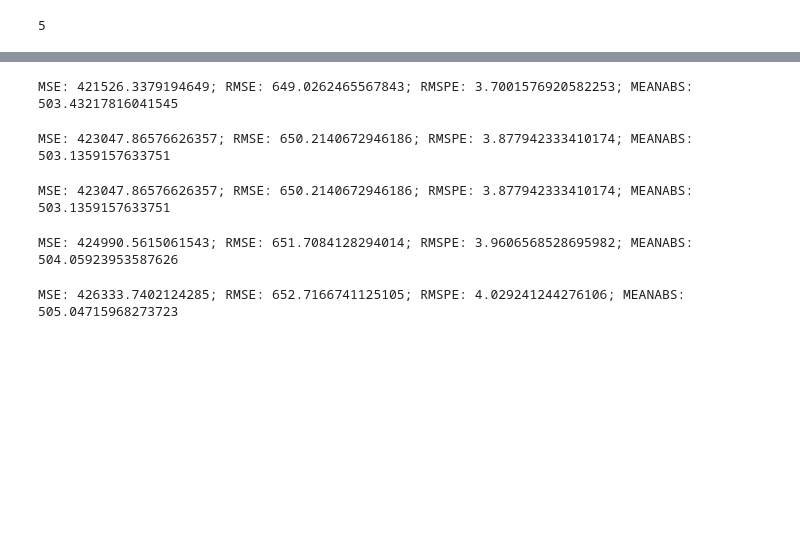
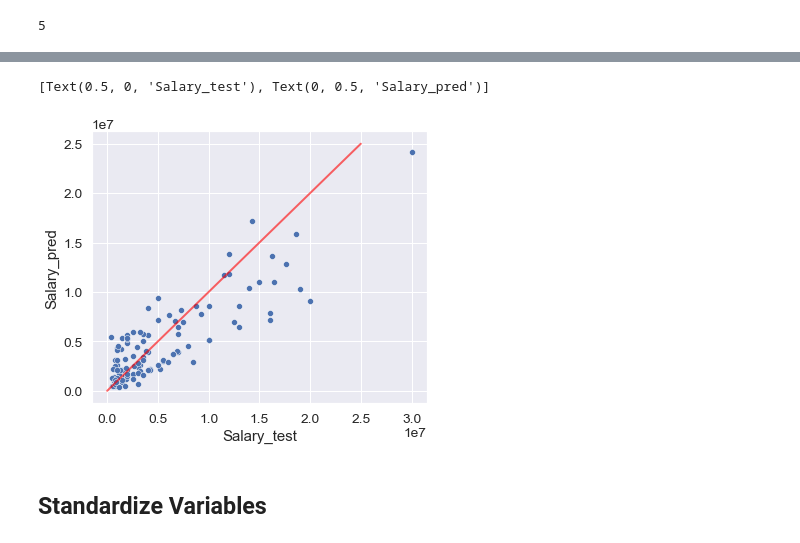
Before and after one commit to cj0121/mlb-salary-prediction, a Jupyter notebook: main.ipynb, the cells around one changed output, grey strips where cells are left out. Drawn from its saved outputs; the diff is of its cells as text; code cells hidden in the pictures; blank space fills up the shorter version.

```diff
--- a/main.ipynb
+++ b/main.ipynb
@@ -447,6 +441,7 @@ SH        1.632
 # model evaluation
 # %%
 data_df['Salary_sqrt'] = data_df['Salary'] ** (1/2)
+data_df['Salary_log'] = np.log(data_df['Salary'])
 # %%
 test_df['Salary_log'] = np.log(test_df['Salary'])
 test_df['Salary_sqrt'] = test_df['Salary'] ** (1/2)
@@ -563,25 +522,12 @@ MSE: 421526.3379194649; RMSE: 649.0262465567843; RMSPE: 3.7001576920582253; MEAN
-# %%
-# .30
-print(f"MSE: {avg_mse}; RMSE: {avg_rmse}; RMSPE: {avg_rmspe}; MEANABS: {avg_meanabs}")
-# %% [output]
-MSE: 421526.3379194649; RMSE: 649.0262465567843; RMSPE: 3.7001576920582253; MEANABS: 503.43217816041545
-# %%
-# .35
-print(f"MSE: {avg_mse}; RMSE: {avg_rmse}; RMSPE: {avg_rmspe}; MEANABS: {avg_meanabs}")
-# %% [output]
-MSE: 423047.86576626357; RMSE: 650.2140672946186; RMSPE: 3.877942333410174; MEANABS: 503.1359157633751
-# %%
-# .40
-print(f"MSE: {avg_mse}; RMSE: {avg_rmse}; RMSPE: {avg_rmspe}; MEANABS: {avg_meanabs}")
-# %% [output]
-MSE: 423047.86576626357; RMSE: 650.2140672946186; RMSPE: 3.877942333410174; MEANABS: 503.1359157633751
-# %%
-# .45
-print(f"MSE: {avg_mse}; RMSE: {avg_rmse}; RMSPE: {avg_rmspe}; MEANABS: {avg_meanabs}")
-# %% [output]
-MSE: 424990.5615061543; RMSE: 651.7084128294014; RMSPE: 3.9606568528695982; MEANABS: 504.05923953587626
-# %%
-# .50
-print(f"MSE: {avg_mse}; RMSE: {avg_rmse}; RMSPE: {avg_rmspe}; MEANABS: {avg_meanabs}")
-# %% [output]
-MSE: 426333.7402124285; RMSE: 652.7166741125105; RMSPE: 4.029241244276106; MEANABS: 505.04715968273723
+# %%
+fig, ax = plt.subplots()
+fig.set_size_inches(6, 5)
+sns.scatterplot(x=y_test, y=y_pred)
+plt.plot([0, 2.5e7], [0, 2.5e7], linewidth=2, color='red', alpha=0.6)
+ax.set(xlabel='Salary_test', ylabel='Salary_pred')
+# %% [output]
+[Text(0.5, 0, 'Salary_test'), Text(0, 0.5, 'Salary_pred')]
+[figure, added]
+# %% [markdown]
+
+## Standardize Variables
```
Also changed, not shown: parts of 56 cells of this notebook.
